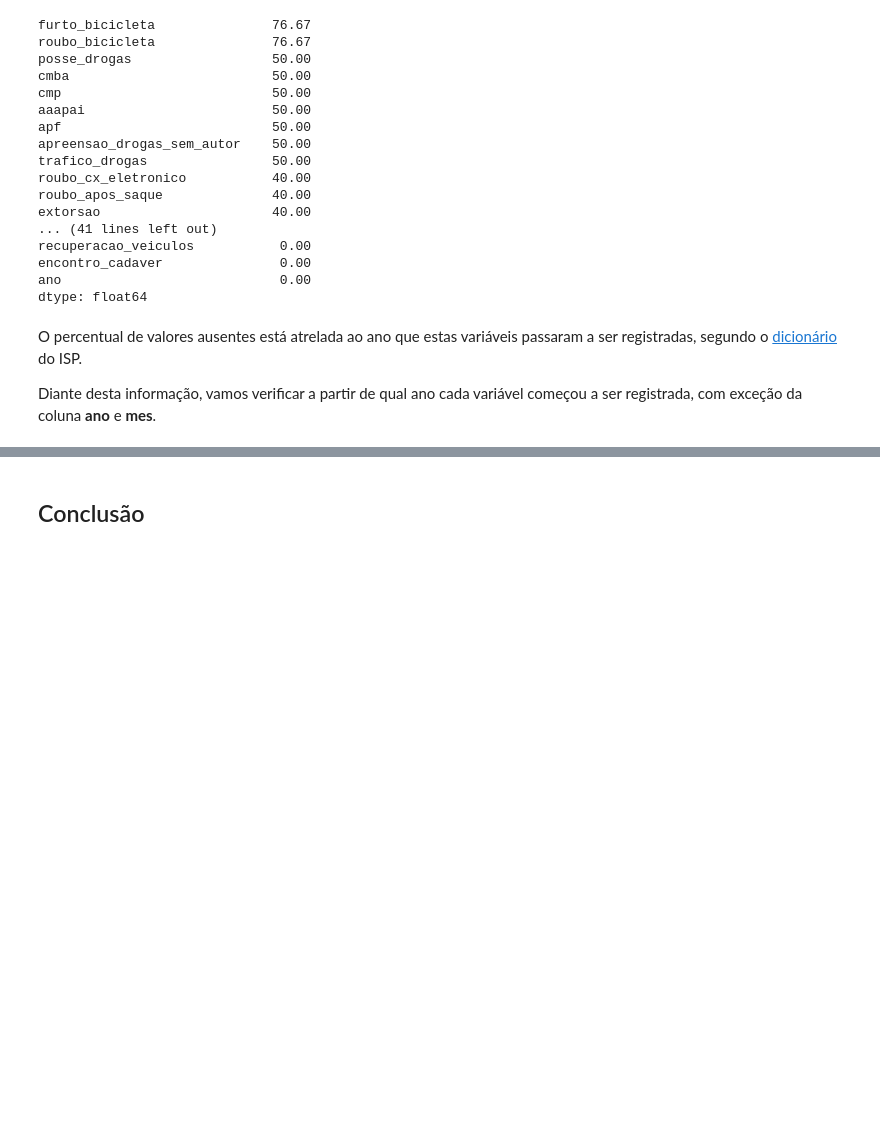
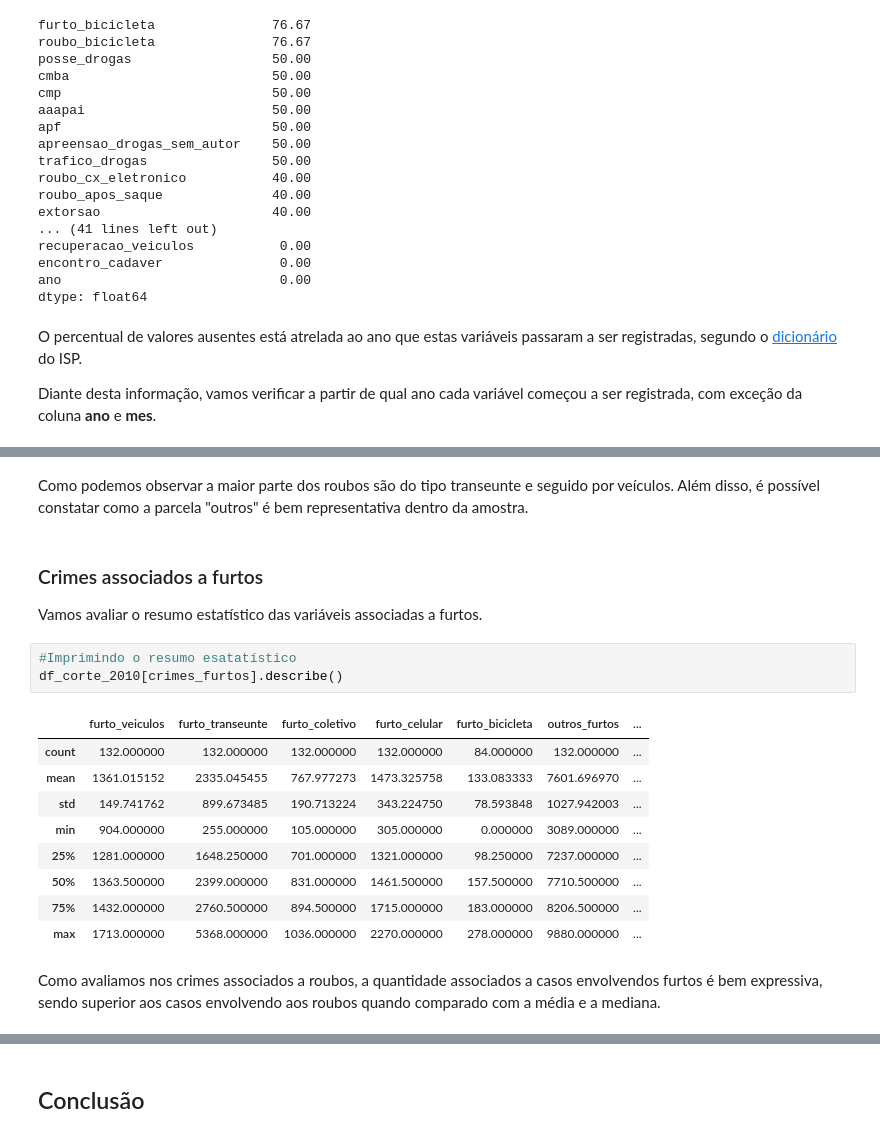
Before and after one commit to fabiocceruti/Analise_Violencia_Rio_de_Janeiro, a Jupyter notebook: Analisando_a_Violência_no_Rio_de_Janeiro.ipynb, the cells around one changed output, grey strips where cells are left out. Cells and saved outputs as stored; diff of their text form; blank space fills up the shorter version.

```diff
--- a/Analisando_a_Violência_no_Rio_de_Janeiro.ipynb
+++ b/Analisando_a_Violência_no_Rio_de_Janeiro.ipynb
@@ -424,0 +745,21 @@ O resultado mostra uma evolução bastante positiva em relação aos crimes asso
+# %% [markdown]
+Como podemos observar a maior parte dos roubos são do tipo transeunte e seguido por veículos. Além disso, é possível constatar como a parcela "outros" é bem representativa dentro da amostra.
+# %% [markdown]
+### Crimes associados a furtos
+
+Vamos avaliar o resumo estatístico das variáveis associadas a furtos.
+# %%
+#Imprimindo o resumo esatatístico
+df_corte_2010[crimes_furtos].describe()
+# %% [output]
+|  | furto_veiculos | furto_transeunte | furto_coletivo | furto_celular | furto_bicicleta | outros_furtos | ... |
+| count | 132.000000 | 132.000000 | 132.000000 | 132.000000 | 84.000000 | 132.000000 | ... |
+| mean | 1361.015152 | 2335.045455 | 767.977273 | 1473.325758 | 133.083333 | 7601.696970 | ... |
+| std | 149.741762 | 899.673485 | 190.713224 | 343.224750 | 78.593848 | 1027.942003 | ... |
+| min | 904.000000 | 255.000000 | 105.000000 | 305.000000 | 0.000000 | 3089.000000 | ... |
+| 25% | 1281.000000 | 1648.250000 | 701.000000 | 1321.000000 | 98.250000 | 7237.000000 | ... |
+| 50% | 1363.500000 | 2399.000000 | 831.000000 | 1461.500000 | 157.500000 | 7710.500000 | ... |
+| 75% | 1432.000000 | 2760.500000 | 894.500000 | 1715.000000 | 183.000000 | 8206.500000 | ... |
+| max | 1713.000000 | 5368.000000 | 1036.000000 | 2270.000000 | 278.000000 | 9880.000000 | ... |
+# %% [markdown]
+Como avaliamos nos crimes associados a roubos, a quantidade associados a casos envolvendos furtos é bem expressiva, sendo superior aos casos envolvendo aos roubos quando comparado com a média e a mediana.
```
Also changed, not shown: parts of 64 cells of this notebook.
